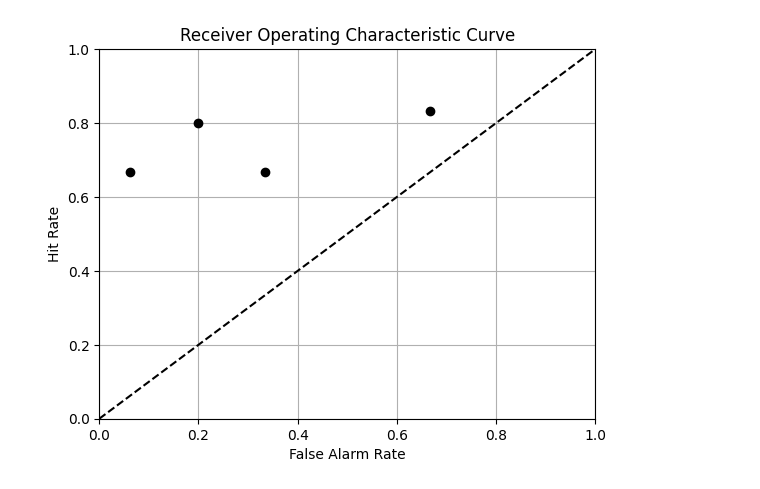
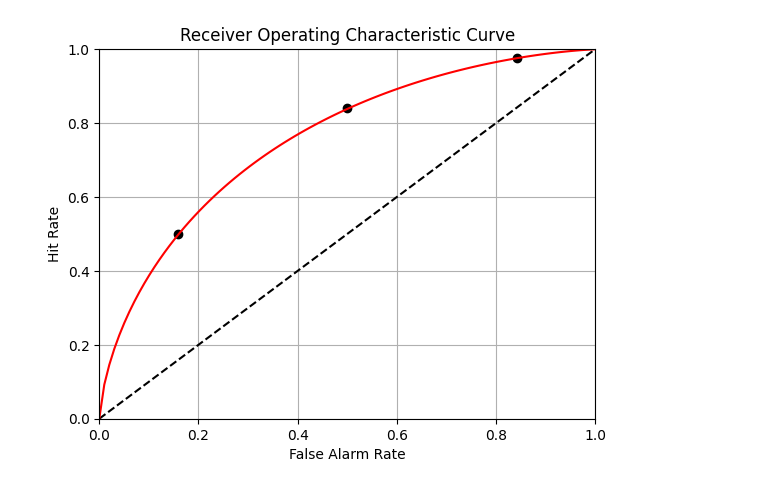
Before and after one commit to uzihuynh/Signal-Detection-Class, a Jupyter notebook: COGS106_Assignment4.ipynb, the cells around one changed output. Drawn from its saved outputs; the diff is of its cells as text; code cells hidden in the pictures.

Commit message:
updating simulate() method and adding fit_roc

```diff
--- a/COGS106_Assignment4.ipynb
+++ b/COGS106_Assignment4.ipynb
@@ -36,10 +36,13 @@ class SignalDetection:
     def simulate(dprime, criteriaList, signalCount, noiseCount):
         sdtList = []
         for i in range(len(criteriaList)):
-            criteria = criteriaList[i]
-            hits = np.random.binomial(signalCount, spi.stats.norm.cdf(dprime + criteria))
+            criterion = criteriaList[i]
+            k = criterion + (dprime/2)
+            hitrate = 1 - spi.stats.norm.cdf(k - dprime)
+            falsealarmrate = 1 - spi.stats.norm.cdf(k)
+            hits = np.random.binomial(signalCount, hitrate)
             misses = signalCount - hits
-            false_alarms = np.random.binomial(noiseCount, spi.stats.norm.cdf(criteria))
+            false_alarms = np.random.binomial(noiseCount, falsealarmrate)
             correct_rejections = noiseCount - false_alarms
             sdtList.append(SignalDetection(hits, misses, false_alarms, correct_rejections))
         return sdtList
@@ -49,7 +52,6 @@ sdtList = [SignalDetection(20, 10, 5, 10), SignalDetection(25, 5, 10, 5), Signal
 import numpy as np
 import unittest
 import matplotlib.pyplot as plt
-
 class TestSignalDetection(unittest.TestCase):
     """
     Test suite for SignalDetection class.
@@ -318,5 +688,5 @@ OK
 # %%
-## Adding instance method nLogLikelihood()
+## adding static methods fit_roc and rocLoss
 
 import numpy as np
 import scipy as spi
@@ -378,8 +748,32 @@ class SignalDetection:
     def nLogLikelihood(self, hit_rate, false_alarm_rate):
         return -((self.hits * np.log(hit_rate)) + (self.misses * np.log(1-hit_rate)) + (self.false_alarms * np.log(false_alarm_rate)) + (self.correct_rejections * np.log(1-false_alarm_rate)))
 
-sdtList = [SignalDetection(20, 10, 5, 10), SignalDetection(25, 5, 10, 5), SignalDetection(30, 15, 1, 15), SignalDetection(8, 2, 2, 8),]
-SignalDetection.plot_roc(sdtList)
+    @staticmethod
+    def rocCurve(falseAlarmRate, a):
+        return spi.stats.norm.cdf(a + spi.stats.norm.ppf((falseAlarmRate)))
+
+    @staticmethod
+    def fit_roc(sdtList):
+        SignalDetection.plot_roc(sdtList)
+        a = 0
+        minimize = spi.optimize.minimize(fun = SignalDetection.rocLoss, x0 = a, method = 'BFGS', args = (sdtList))
+        losscurve = []
+        for i in range(0,100,1):
+            losscurve.append((SignalDetection.rocCurve(i/100, float(minimize.x))))
+        plt.plot(np.linspace(0,1,100), losscurve, '-', color = 'r')
+        aHat = minimize.x
+        return aHat
+
+    @staticmethod
+    def rocLoss(a, sdtList):
+        total_loss = 0
+        for i in range(len(sdtList)):
+           sdt = sdtList[i]
+           gamma_i = sdt.false_alarm_rate()
+           implied = sdt.rocCurve(gamma_i, a)
+           loss_i = sdt.nLogLikelihood(implied, gamma_i)
+           total_loss += loss_i
+        return total_loss
 
 class TestSignalDetection(unittest.TestCase):
     """
@@ -487,6 +881,31 @@ class TestSignalDetection(unittest.TestCase):
                           12 * np.log(1-false_alarm_rate))
         self.assertAlmostEqual(sdt.nLogLikelihood(hit_rate, false_alarm_rate),
                                expected_nll, places=6)
+
+    def test_rocLoss(self):
+        """
+        Test case to verify rocLoss calculation for a list of SignalDetection objects.
+        """
+        sdtList = [
+            SignalDetection( 8, 2, 1, 9),
+            SignalDetection(14, 1, 2, 8),
+            SignalDetection(10, 3, 1, 9),
+            SignalDetection(11, 2, 2, 8),
+        ]
+        a = 0
+        expected = 99.3884
+        self.assertAlmostEqual(SignalDetection.rocLoss(a, sdtList), expected, places=4)
+
+    def test_integration(self):
+        """
+        Test case to verify integration of SignalDetection simulation and ROC fitting.
+        """
+        dPrime  = 1
+        sdtList = SignalDetection.simulate(dPrime, [-1, 0, 1], 1e7, 1e7)
+        aHat    = SignalDetection.fit_roc(sdtList)
+        self.assertAlmostEqual(aHat, dPrime, places=2)
+        plt.close()
+
 if __name__ == '__main__':
     unittest.main(argv=['ignored'], exit=False)
 # %% [output]
@@ -498 +928 @@ OK
-[figure, old version]
+[figure, new version]
```
Also changed, not shown: parts of 6 cells of this notebook.
